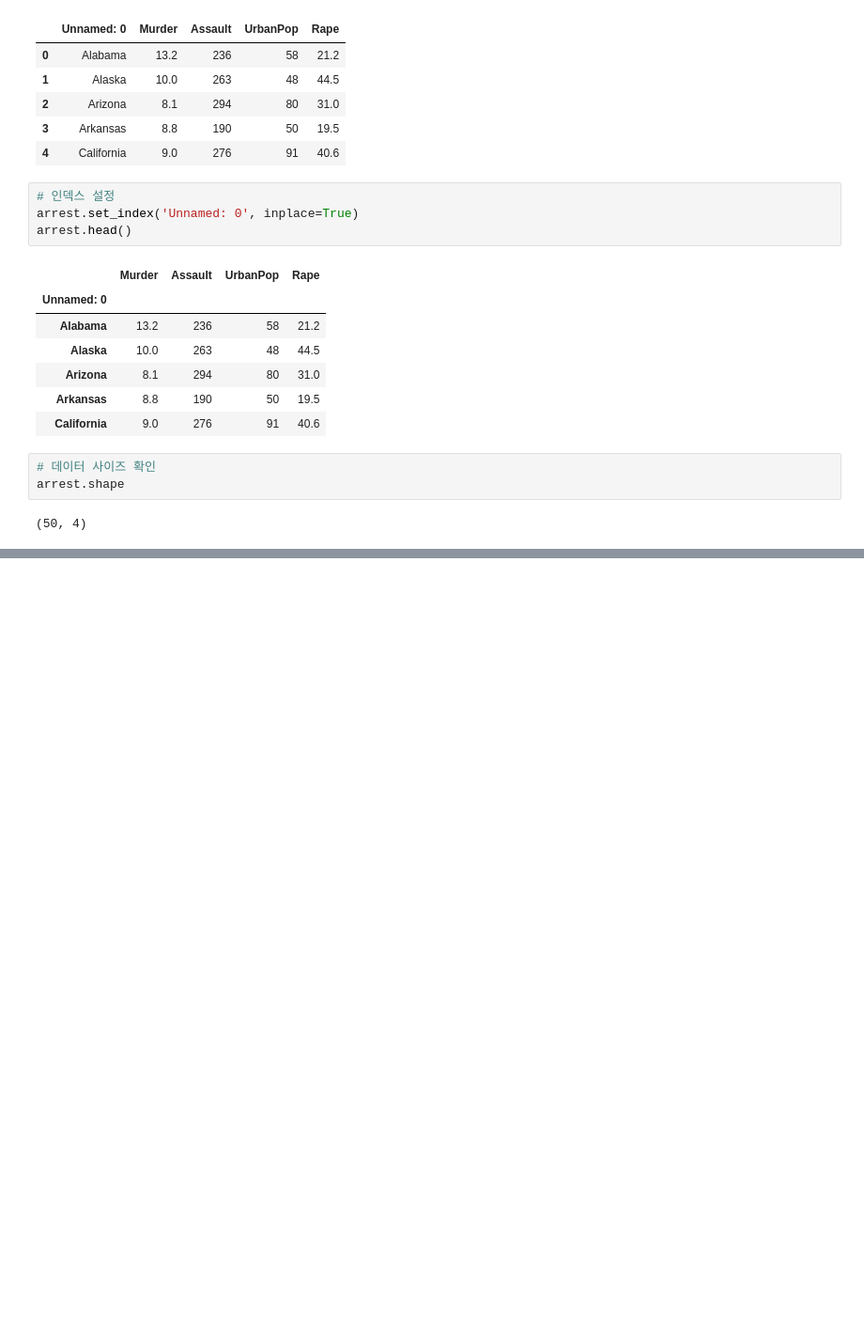
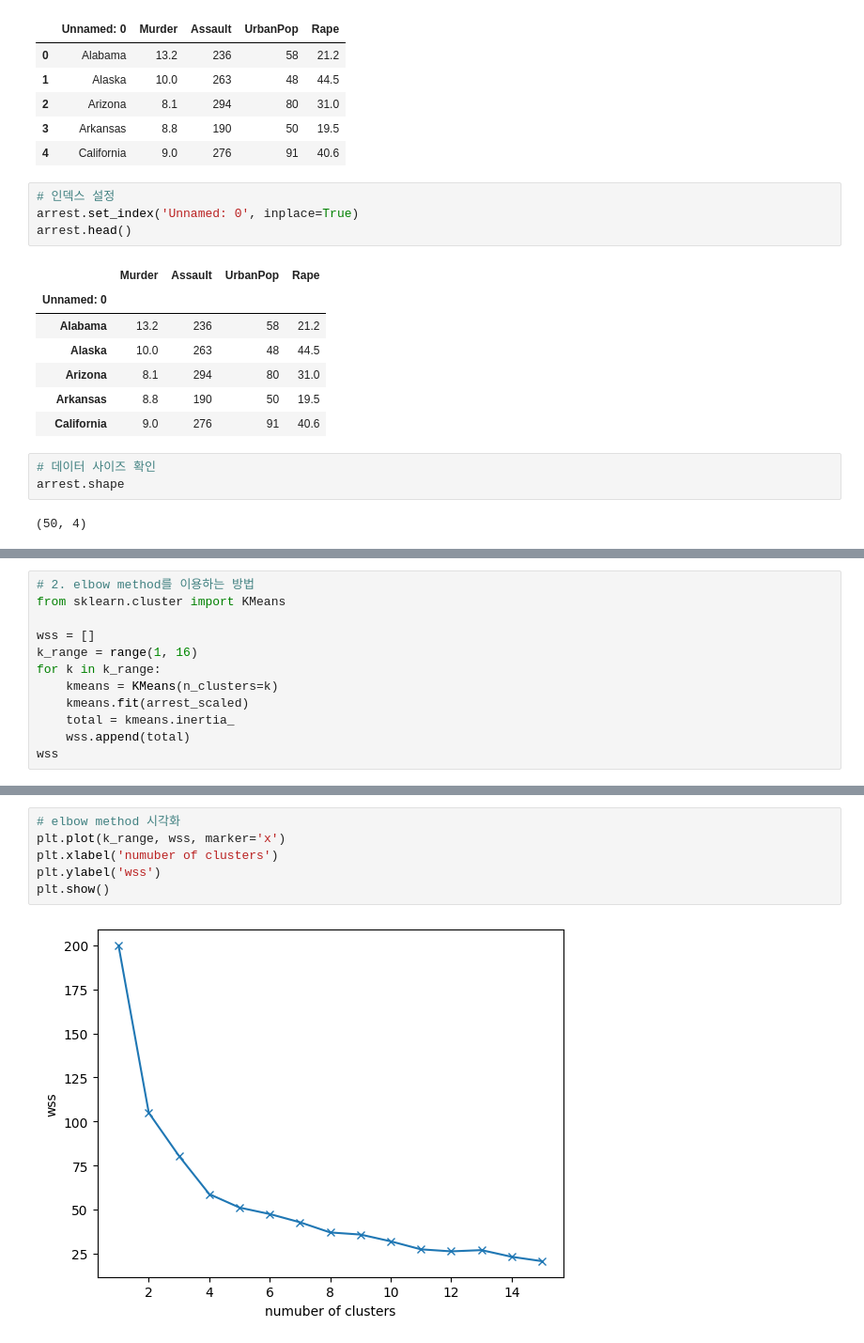
Before and after one commit to denverkim/DM_FALL2026, a Jupyter notebook: DM26_LAB6.ipynb, the cells around one changed output, grey strips where cells are left out. Shown at 94% size. Saved outputs shown, nothing was run; the diff lists cells and outputs as text; blank space fills up the shorter version.

```diff
--- a/DM26_LAB6.ipynb
+++ b/DM26_LAB6.ipynb
@@ -32,0 +126,12 @@ arrest.shape
+# %%
+# 2. elbow method를 이용하는 방법
+from sklearn.cluster import KMeans
+
+wss = []
+k_range = range(1, 16)
+for k in k_range:
+    kmeans = KMeans(n_clusters=k)
+    kmeans.fit(arrest_scaled)
+    total = kmeans.inertia_
+    wss.append(total)
+wss
@@ -32,0 +154,8 @@ arrest.shape
+# %%
+# elbow method 시각화
+plt.plot(k_range, wss, marker='x')
+plt.xlabel('numuber of clusters')
+plt.ylabel('wss')
+plt.show()
+# %% [output]
+[figure, added]
```
Also changed, not shown: parts of 17 cells of this notebook.
